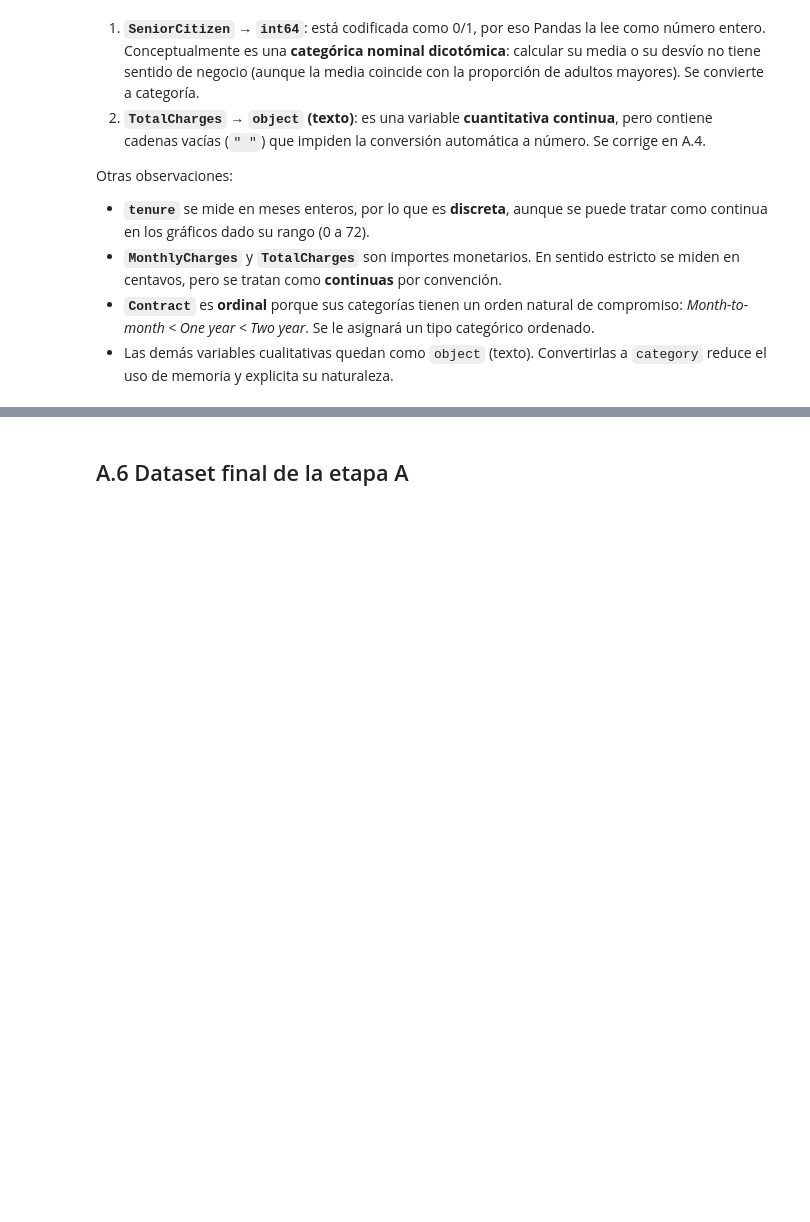
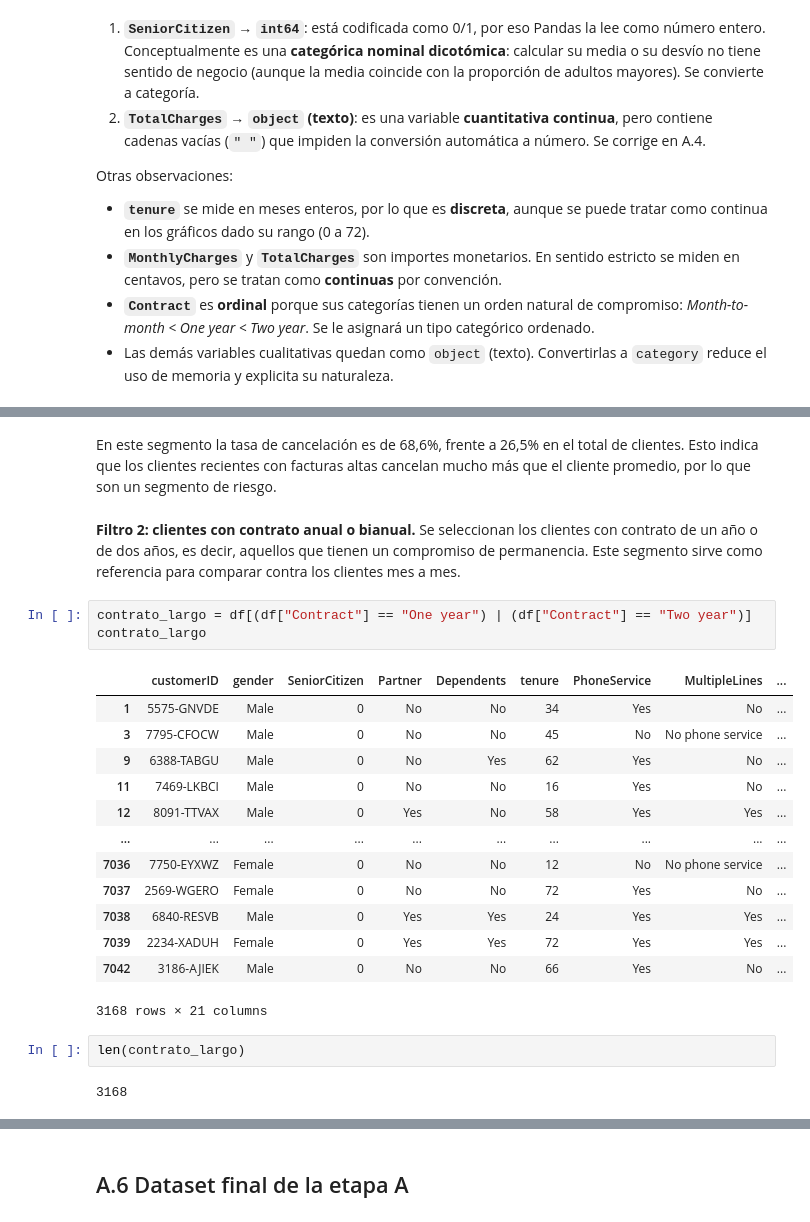
Before and after one commit to Lea-2005/tpi-analisis-de-datos-grupo-3, a Jupyter notebook: notebooks/TPI_Analisis_de_Datos.ipynb, the cells around one changed output, grey strips where cells are left out. Cells and saved outputs as stored; diff of their text form; blank space fills up the shorter version.

```diff
--- a/notebooks/TPI_Analisis_de_Datos.ipynb
+++ b/notebooks/TPI_Analisis_de_Datos.ipynb
@@ -315,0 +258,30 @@ Nulos restantes en todo el dataset: 0
+# %% [markdown]
+En este segmento la tasa de cancelación es de 68,6%, frente a 26,5% en el total de
+clientes. Esto indica que los clientes recientes con facturas altas cancelan mucho
+más que el cliente promedio, por lo que son un segmento de riesgo.
+# %% [markdown]
+**Filtro 2: clientes con contrato anual o bianual.** Se seleccionan los clientes
+con contrato de un año o de dos años, es decir, aquellos que tienen un compromiso
+de permanencia. Este segmento sirve como referencia para comparar contra los
+clientes mes a mes.
+# %%
+contrato_largo = df[(df["Contract"] == "One year") | (df["Contract"] == "Two year")]
+contrato_largo
+# %% [output]
+|  | customerID | gender | SeniorCitizen | Partner | Dependents | tenure | PhoneService | MultipleLines | ... |
+| 1 | 5575-GNVDE | Male | 0 | No | No | 34 | Yes | No | ... |
+| 3 | 7795-CFOCW | Male | 0 | No | No | 45 | No | No phone service | ... |
+| 9 | 6388-TABGU | Male | 0 | No | Yes | 62 | Yes | No | ... |
+| 11 | 7469-LKBCI | Male | 0 | No | No | 16 | Yes | No | ... |
+| 12 | 8091-TTVAX | Male | 0 | Yes | No | 58 | Yes | Yes | ... |
+| ... | ... | ... | ... | ... | ... | ... | ... | ... | ... |
+| 7036 | 7750-EYXWZ | Female | 0 | No | No | 12 | No | No phone service | ... |
+| 7037 | 2569-WGERO | Female | 0 | No | No | 72 | Yes | No | ... |
+| 7038 | 6840-RESVB | Male | 0 | Yes | Yes | 24 | Yes | Yes | ... |
+| 7039 | 2234-XADUH | Female | 0 | Yes | Yes | 72 | Yes | Yes | ... |
+| 7042 | 3186-AJIEK | Male | 0 | No | No | 66 | Yes | No | ... |
+3168 rows × 21 columns
+# %%
+len(contrato_largo)
+# %% [output]
+3168
```
Also changed, not shown: parts of 108 cells of this notebook.
